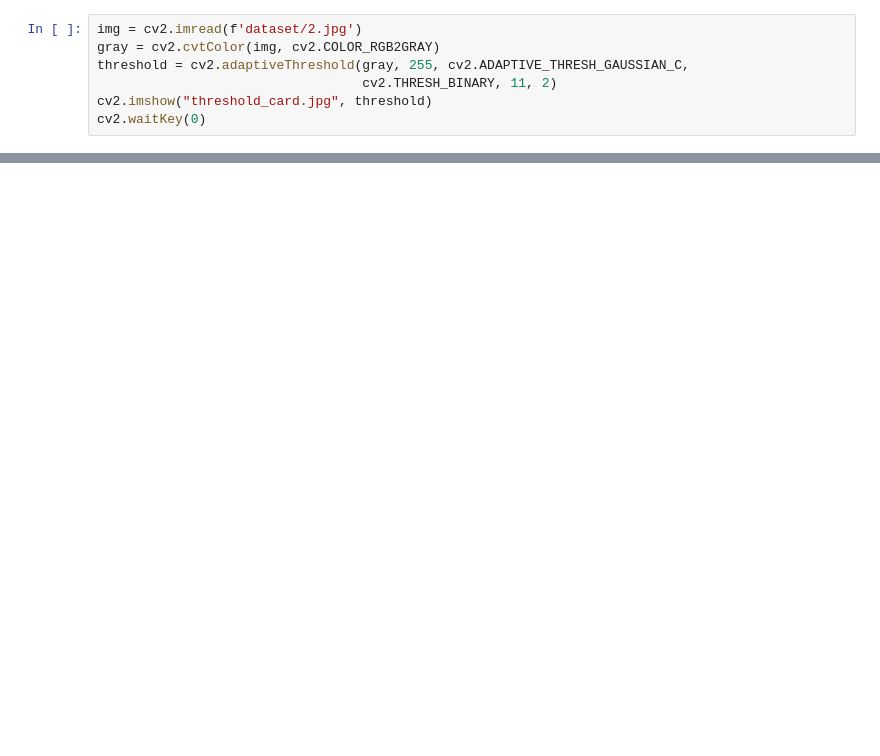
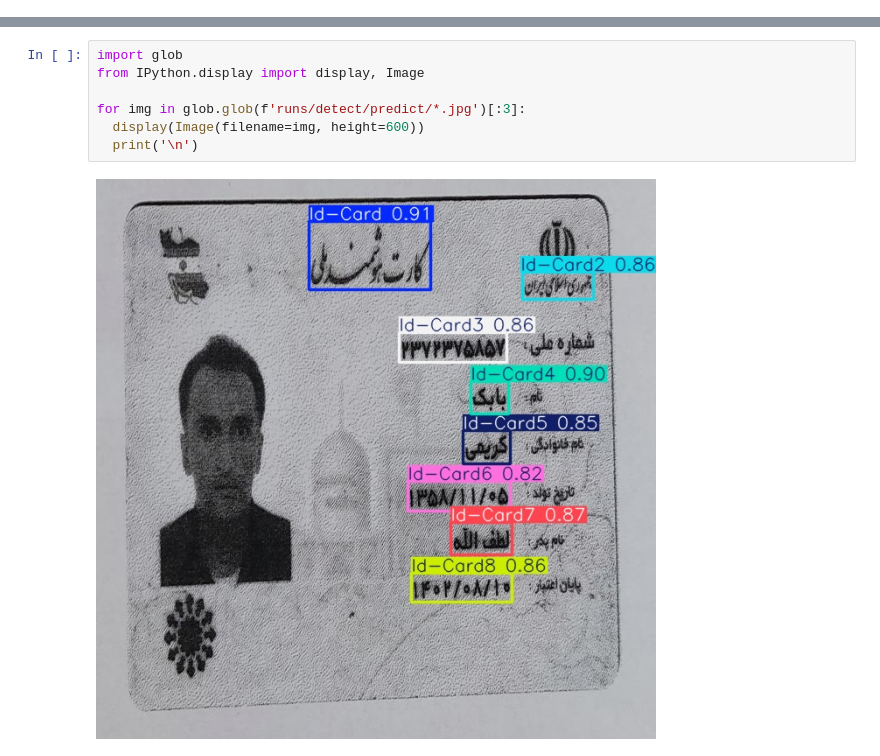
Before and after one commit to cactus1386/NationalCard-ImageProccessing, a Jupyter notebook: main.ipynb, the cells around one changed output, grey strips where cells are left out. Saved outputs shown, nothing was run; the diff lists cells and outputs as text; blank space fills up the shorter version.

Commit message:
make object detection model

```diff
--- a/main.ipynb
+++ b/main.ipynb
@@ -17,7 +26,0 @@ Speed: 1.5ms preprocess, 60.0ms inference, 8.8ms postprocess per image at shape
-# %%
-img = cv2.imread(f'dataset/2.jpg')
-gray = cv2.cvtColor(img, cv2.COLOR_RGB2GRAY)
-threshold = cv2.adaptiveThreshold(gray, 255, cv2.ADAPTIVE_THRESH_GAUSSIAN_C,
-                                  cv2.THRESH_BINARY, 11, 2)
-cv2.imshow("threshold_card.jpg", threshold)
-cv2.waitKey(0)
@@ -23,0 +97,9 @@ cv2.waitKey(0)
+# %%
+import glob
+from IPython.display import display, Image
+
+for img in glob.glob(f'runs/detect/predict/*.jpg')[:3]:
+  display(Image(filename=img, height=600))
+  print('\n')
+# %% [output]
+[figure, added]
```
Also changed, not shown: parts of 9 cells of this notebook, 2 other files.
